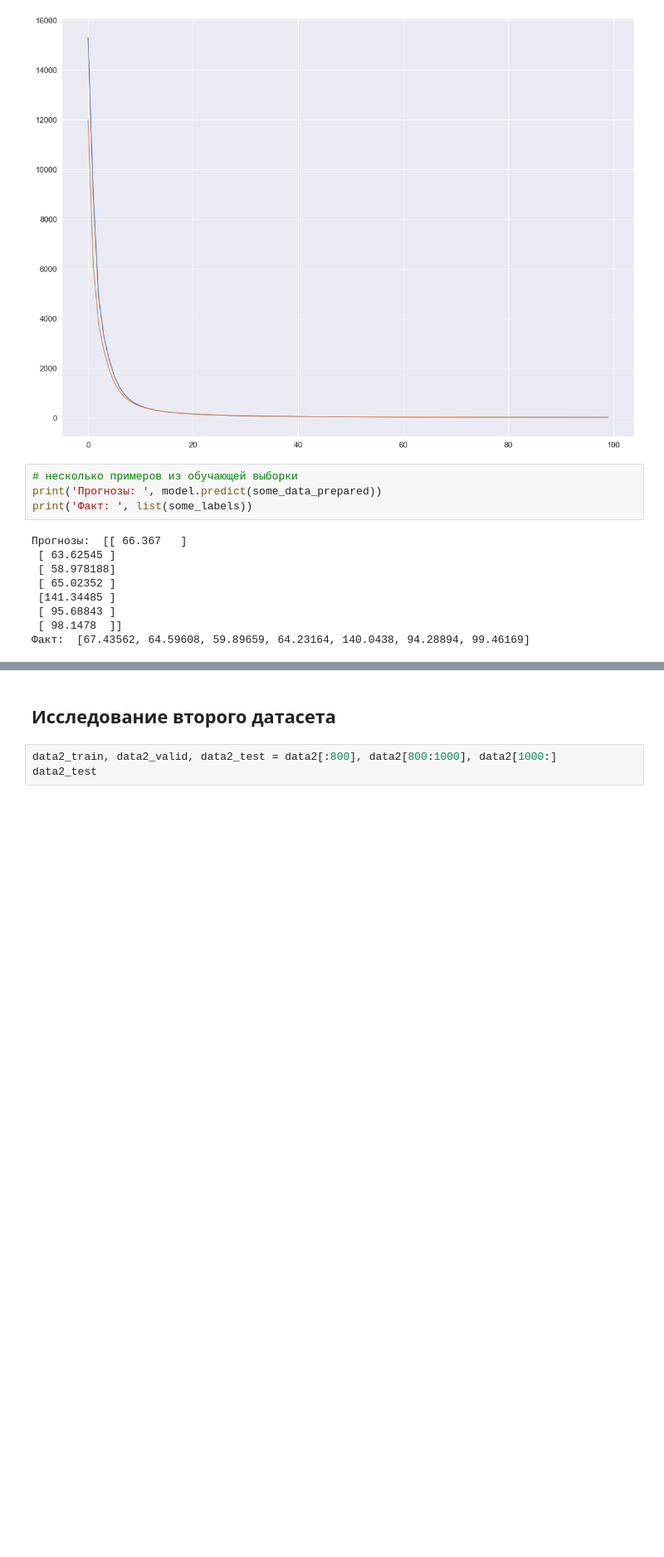
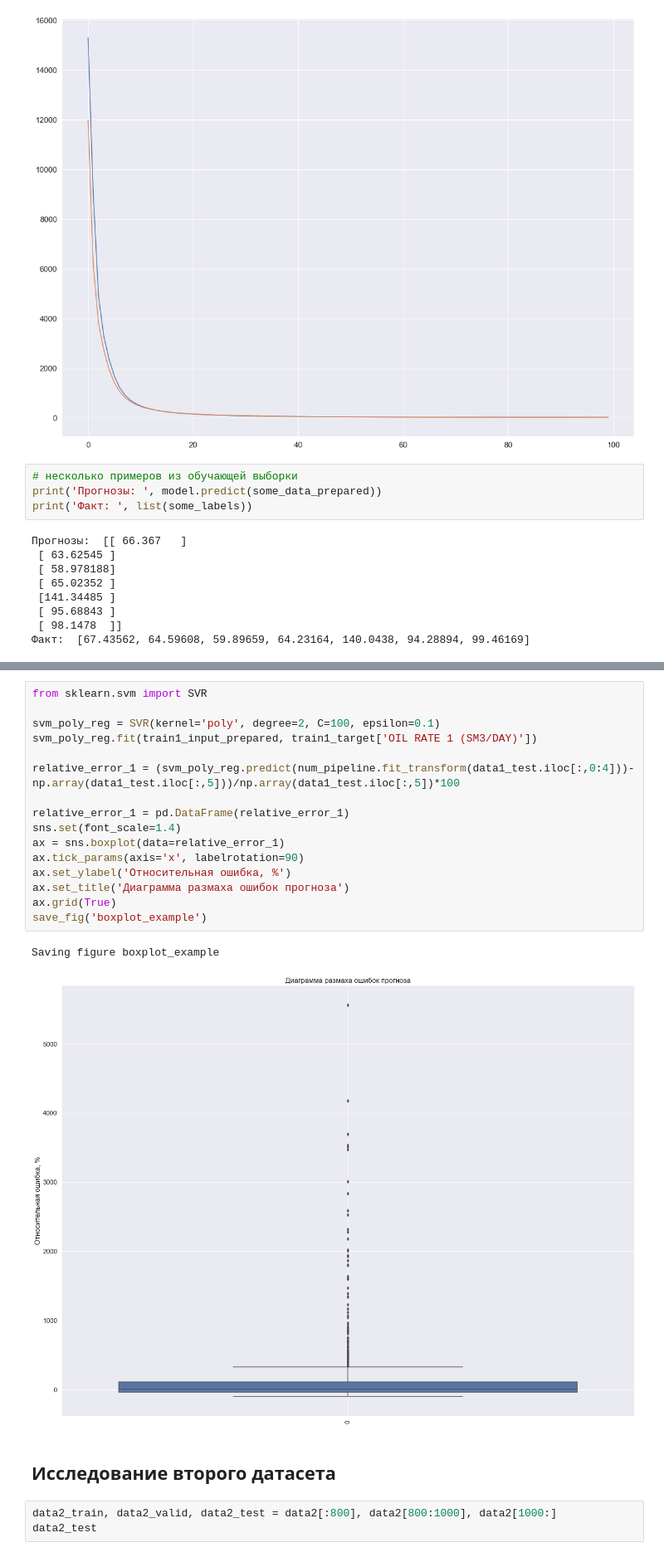
Before and after one commit to mualal/ml-experiments, a Jupyter notebook: reservoir_exploration.ipynb, the cells around one changed output, grey strips where cells are left out. Shown at 83% size. Cells and saved outputs as stored; diff of their text form; blank space fills up the shorter version.

```diff
--- a/reservoir_exploration.ipynb
+++ b/reservoir_exploration.ipynb
@@ -440,3 +454,22 @@ plt.hist(relative_error, bins=30)
+# %%
+from sklearn.svm import SVR
+
+svm_poly_reg = SVR(kernel='poly', degree=2, C=100, epsilon=0.1)
+svm_poly_reg.fit(train1_input_prepared, train1_target['OIL RATE 1 (SM3/DAY)'])
+
+relative_error_1 = (svm_poly_reg.predict(num_pipeline.fit_transform(data1_test.iloc[:,0:4]))-np.array(data1_test.iloc[:,5]))/np.array(data1_test.iloc[:,5])*100
+
+relative_error_1 = pd.DataFrame(relative_error_1)
+sns.set(font_scale=1.4)
+ax = sns.boxplot(data=relative_error_1)
+ax.tick_params(axis='x', labelrotation=90)
+ax.set_ylabel('Относительная ошибка, %')
+ax.set_title('Диаграмма размаха ошибок прогноза')
+ax.grid(True)
+save_fig('boxplot_example')
+# %% [output]
+Saving figure boxplot_example
+[figure, added]
 # %% [markdown]
 ## Исследование второго датасета
 # %%
```
Also changed, not shown: parts of 5 cells of this notebook.
